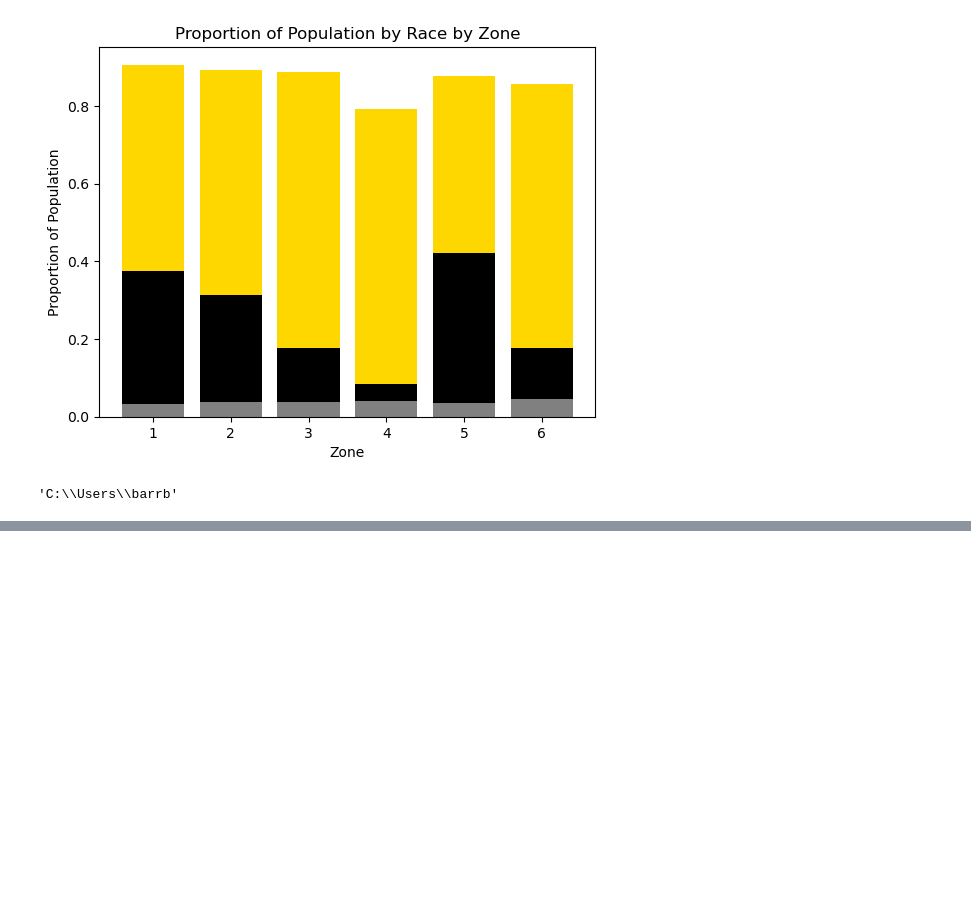
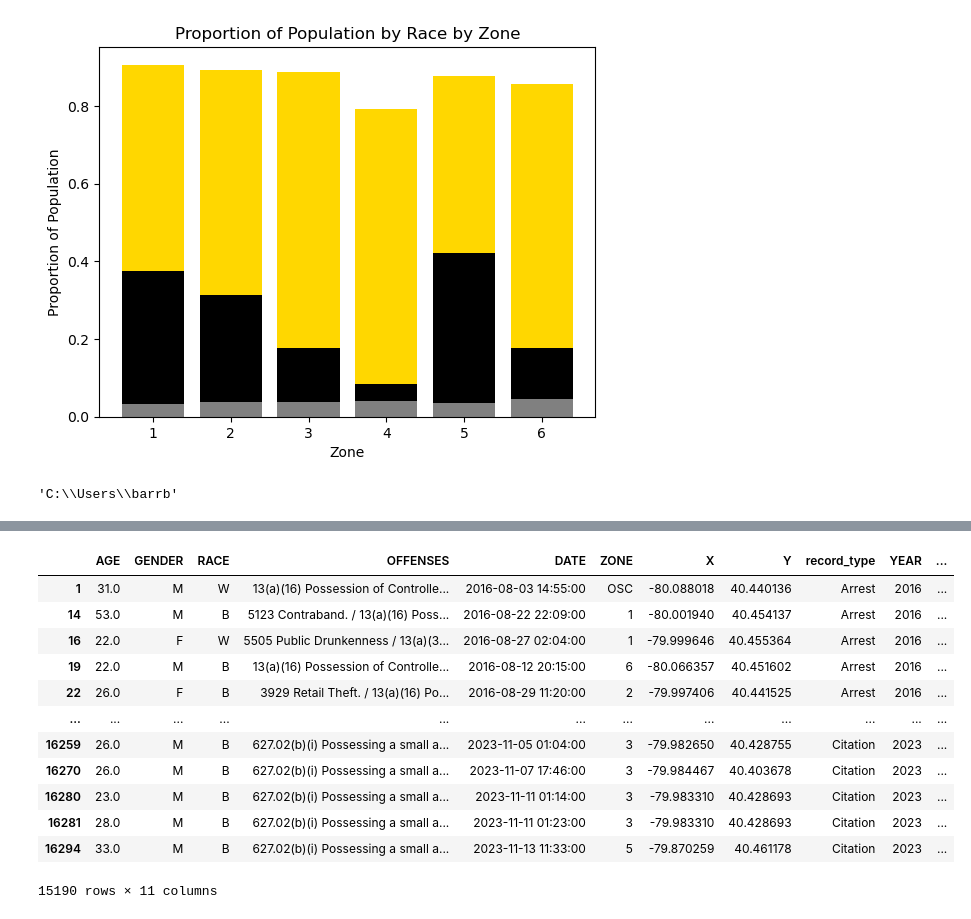
Before and after one commit to Police-Data-Accessibility-Project/caasi-help-desk, a Jupyter notebook: mj-decriminalization/MJ Graphs.ipynb, the cells around one changed output, grey strips where cells are left out. Cells and saved outputs as stored; diff of their text form; code cells hidden in the pictures; blank space fills up the shorter version.

```diff
--- a/mj-decriminalization/MJ Graphs.ipynb
+++ b/mj-decriminalization/MJ Graphs.ipynb
@@ -1165,0 +1269,20 @@ os.path.abspath("")
+# %%
+bins = [9, 20, 40, 65, np.inf]
+cats = ["9-20", "20-40", "40-65", "65+"]
+mj_df['AgeRange'] = pd.cut(mj_df['AGE'], bins, labels=cats)
+# %%
+mj_df
+# %% [output]
+|  | AGE | GENDER | RACE | OFFENSES | DATE | ZONE | X | Y | record_type | YEAR | ... |
+| 1 | 31.0 | M | W | 13(a)(16) Possession of Controlle... | 2016-08-03 14:55:00 | OSC | -80.088018 | 40.440136 | Arrest | 2016 | ... |
+| 14 | 53.0 | M | B | 5123 Contraband. / 13(a)(16) Poss... | 2016-08-22 22:09:00 | 1 | -80.001940 | 40.454137 | Arrest | 2016 | ... |
+| 16 | 22.0 | F | W | 5505 Public Drunkenness / 13(a)(3... | 2016-08-27 02:04:00 | 1 | -79.999646 | 40.455364 | Arrest | 2016 | ... |
+| 19 | 22.0 | M | B | 13(a)(16) Possession of Controlle... | 2016-08-12 20:15:00 | 6 | -80.066357 | 40.451602 | Arrest | 2016 | ... |
+| 22 | 26.0 | F | B | 3929 Retail Theft. / 13(a)(16) Po... | 2016-08-29 11:20:00 | 2 | -79.997406 | 40.441525 | Arrest | 2016 | ... |
+| ... | ... | ... | ... | ... | ... | ... | ... | ... | ... | ... | ... |
+| 16259 | 26.0 | M | B | 627.02(b)(i) Possessing a small a... | 2023-11-05 01:04:00 | 3 | -79.982650 | 40.428755 | Citation | 2023 | ... |
+| 16270 | 26.0 | M | B | 627.02(b)(i) Possessing a small a... | 2023-11-07 17:46:00 | 3 | -79.984467 | 40.403678 | Citation | 2023 | ... |
+| 16280 | 23.0 | M | B | 627.02(b)(i) Possessing a small a... | 2023-11-11 01:14:00 | 3 | -79.983310 | 40.428693 | Citation | 2023 | ... |
+| 16281 | 28.0 | M | B | 627.02(b)(i) Possessing a small a... | 2023-11-11 01:23:00 | 3 | -79.983310 | 40.428693 | Citation | 2023 | ... |
+| 16294 | 33.0 | M | B | 627.02(b)(i) Possessing a small a... | 2023-11-13 11:33:00 | 5 | -79.870259 | 40.461178 | Citation | 2023 | ... |
+15190 rows × 11 columns
```
Also changed, not shown: parts of 37 cells of this notebook.
